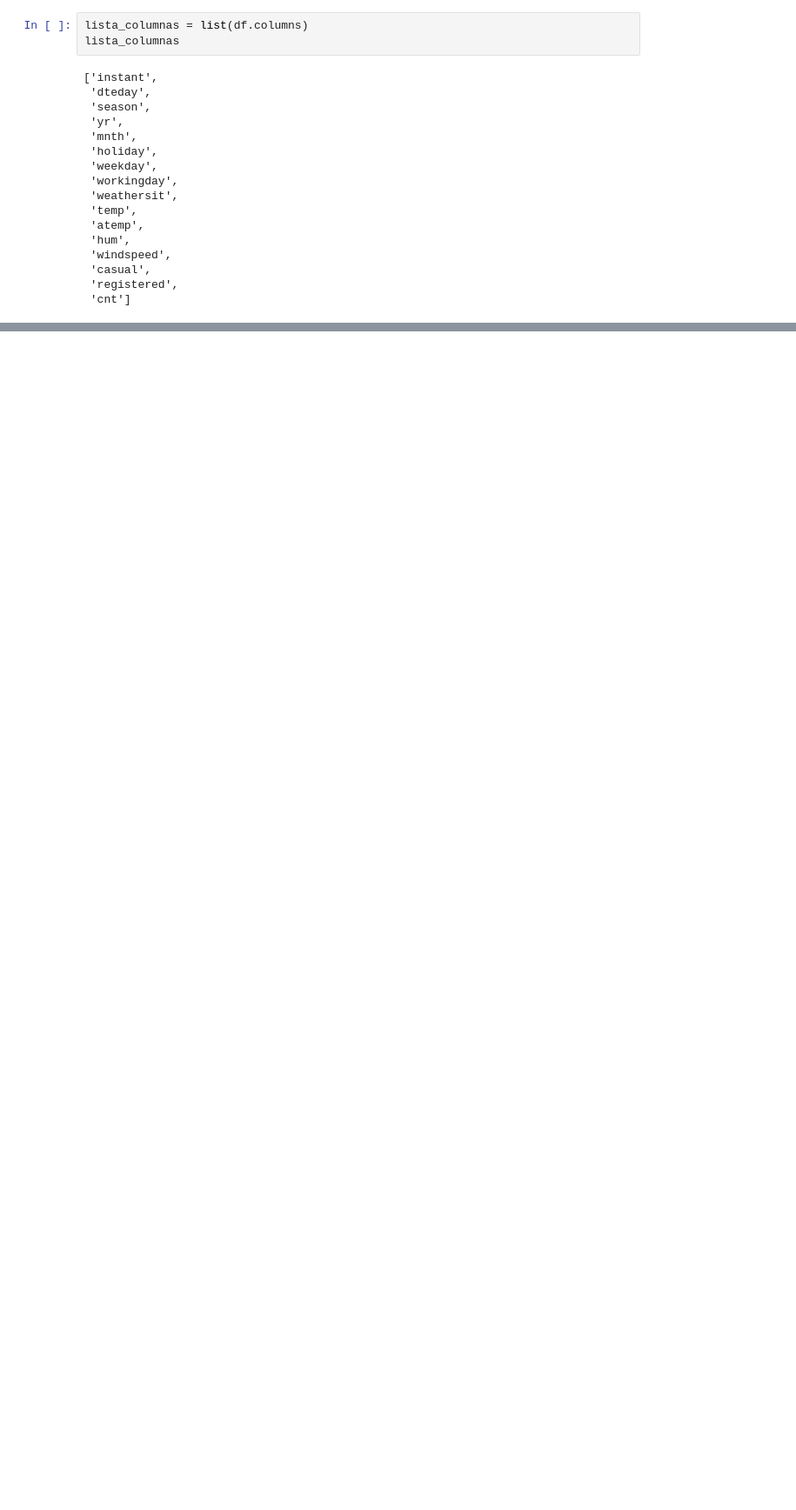
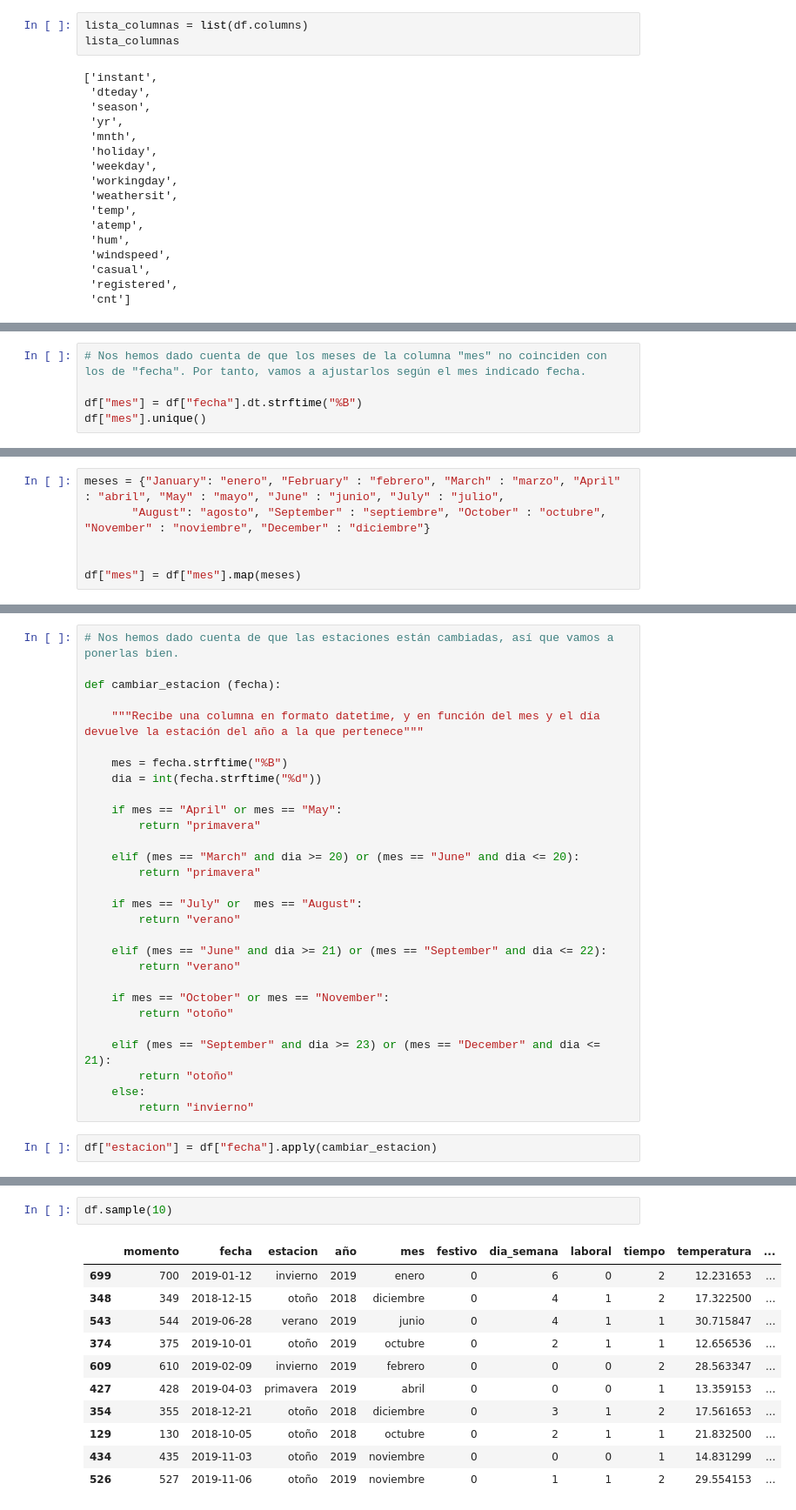
Before and after one commit to CrisSangrador/proyecto-alquiler-bicicletas, a Jupyter notebook: eda_bicis.ipynb, the cells around one changed output, grey strips where cells are left out. Shown: that part at 87% size. Cells and saved outputs as stored; diff of their text form; blank space fills up the shorter version.

```diff
--- a/eda_bicis.ipynb
+++ b/eda_bicis.ipynb
@@ -167,0 +173,5 @@ df["year"]= df["date"].apply(lambda x: x.strftime("%Y"))
+# %%
+# Nos hemos dado cuenta de que los meses de la columna "mes" no coinciden con los de "fecha". Por tanto, vamos a ajustarlos según el mes indicado fecha.
+
+df["mes"] = df["fecha"].dt.strftime("%B")
+df["mes"].unique()
@@ -167,0 +182,6 @@ df["year"]= df["date"].apply(lambda x: x.strftime("%Y"))
+# %%
+meses = {"January": "enero", "February" : "febrero", "March" : "marzo", "April" : "abril", "May" : "mayo", "June" : "junio", "July" : "julio",
+       "August": "agosto", "September" : "septiembre", "October" : "octubre", "November" : "noviembre", "December" : "diciembre"}
+
+
+df["mes"] = df["mes"].map(meses)
@@ -167,0 +194,31 @@ df["year"]= df["date"].apply(lambda x: x.strftime("%Y"))
+# %%
+# Nos hemos dado cuenta de que las estaciones están cambiadas, así que vamos a ponerlas bien.
+
+def cambiar_estacion (fecha):
+
+    """Recibe una columna en formato datetime, y en función del mes y el día devuelve la estación del año a la que pertenece"""
+
+    mes = fecha.strftime("%B")
+    dia = int(fecha.strftime("%d"))
+
+    if mes == "April" or mes == "May":
+        return "primavera"
+
+    elif (mes == "March" and dia >= 20) or (mes == "June" and dia <= 20):
+        return "primavera"
+
+    if mes == "July" or  mes == "August":
+        return "verano"
+
+    elif (mes == "June" and dia >= 21) or (mes == "September" and dia <= 22):
+        return "verano"
+
+    if mes == "October" or mes == "November":
+        return "otoño"
+
+    elif (mes == "September" and dia >= 23) or (mes == "December" and dia <= 21):
+        return "otoño"
+    else:
+        return "invierno"
+# %%
+df["estacion"] = df["fecha"].apply(cambiar_estacion)
@@ -167,0 +229,14 @@ df["year"]= df["date"].apply(lambda x: x.strftime("%Y"))
+# %%
+df.sample(10)
+# %% [output]
+|  | momento | fecha | estacion | año | mes | festivo | dia_semana | laboral | tiempo | temperatura | ... |
+| 699 | 700 | 2019-01-12 | invierno | 2019 | enero | 0 | 6 | 0 | 2 | 12.231653 | ... |
+| 348 | 349 | 2018-12-15 | otoño | 2018 | diciembre | 0 | 4 | 1 | 2 | 17.322500 | ... |
+| 543 | 544 | 2019-06-28 | verano | 2019 | junio | 0 | 4 | 1 | 1 | 30.715847 | ... |
+| 374 | 375 | 2019-10-01 | otoño | 2019 | octubre | 0 | 2 | 1 | 1 | 12.656536 | ... |
+| 609 | 610 | 2019-02-09 | invierno | 2019 | febrero | 0 | 0 | 0 | 2 | 28.563347 | ... |
+| 427 | 428 | 2019-04-03 | primavera | 2019 | abril | 0 | 0 | 0 | 1 | 13.359153 | ... |
+| 354 | 355 | 2018-12-21 | otoño | 2018 | diciembre | 0 | 3 | 1 | 2 | 17.561653 | ... |
+| 129 | 130 | 2018-10-05 | otoño | 2018 | octubre | 0 | 2 | 1 | 1 | 21.832500 | ... |
+| 434 | 435 | 2019-11-03 | otoño | 2019 | noviembre | 0 | 0 | 0 | 1 | 14.831299 | ... |
+| 526 | 527 | 2019-11-06 | otoño | 2019 | noviembre | 0 | 1 | 1 | 2 | 29.554153 | ... |
```
Also changed, not shown: parts of 26 cells of this notebook.
